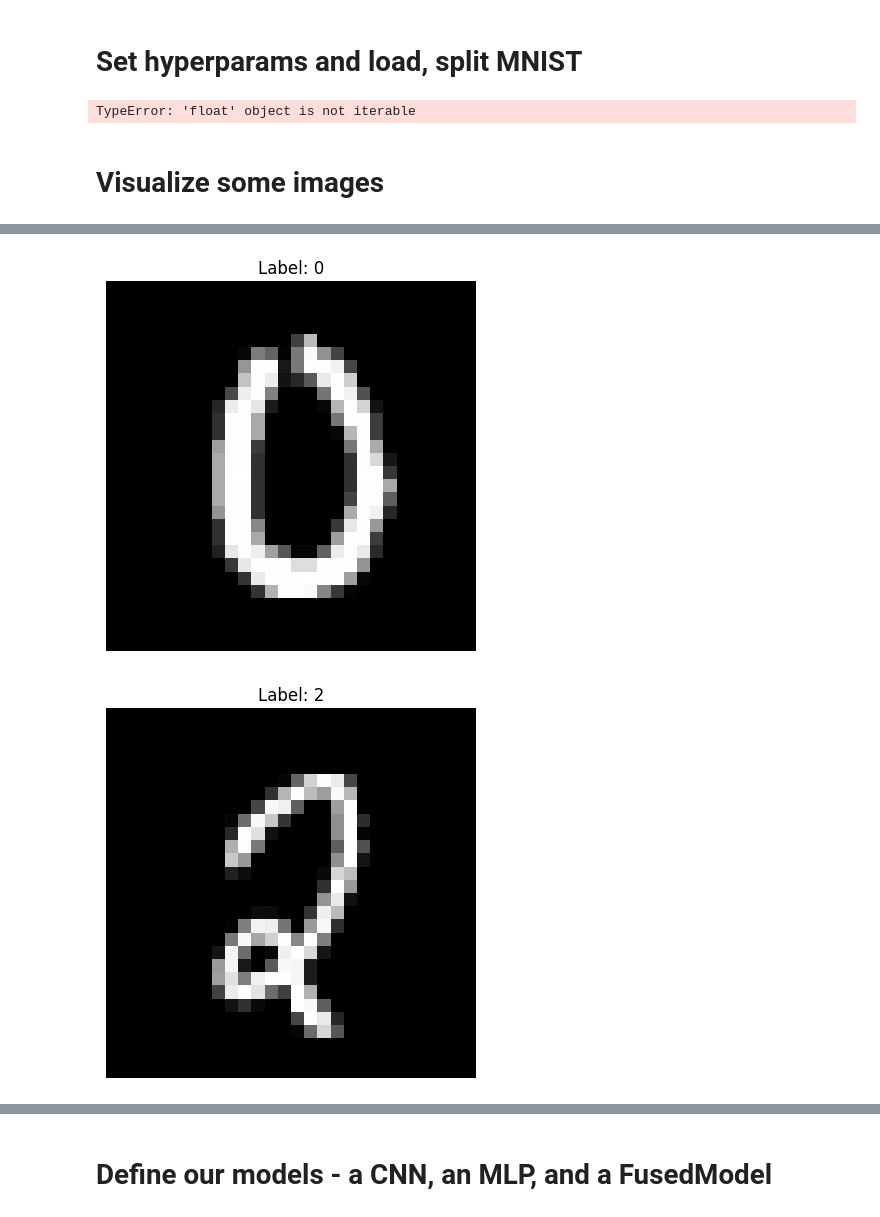
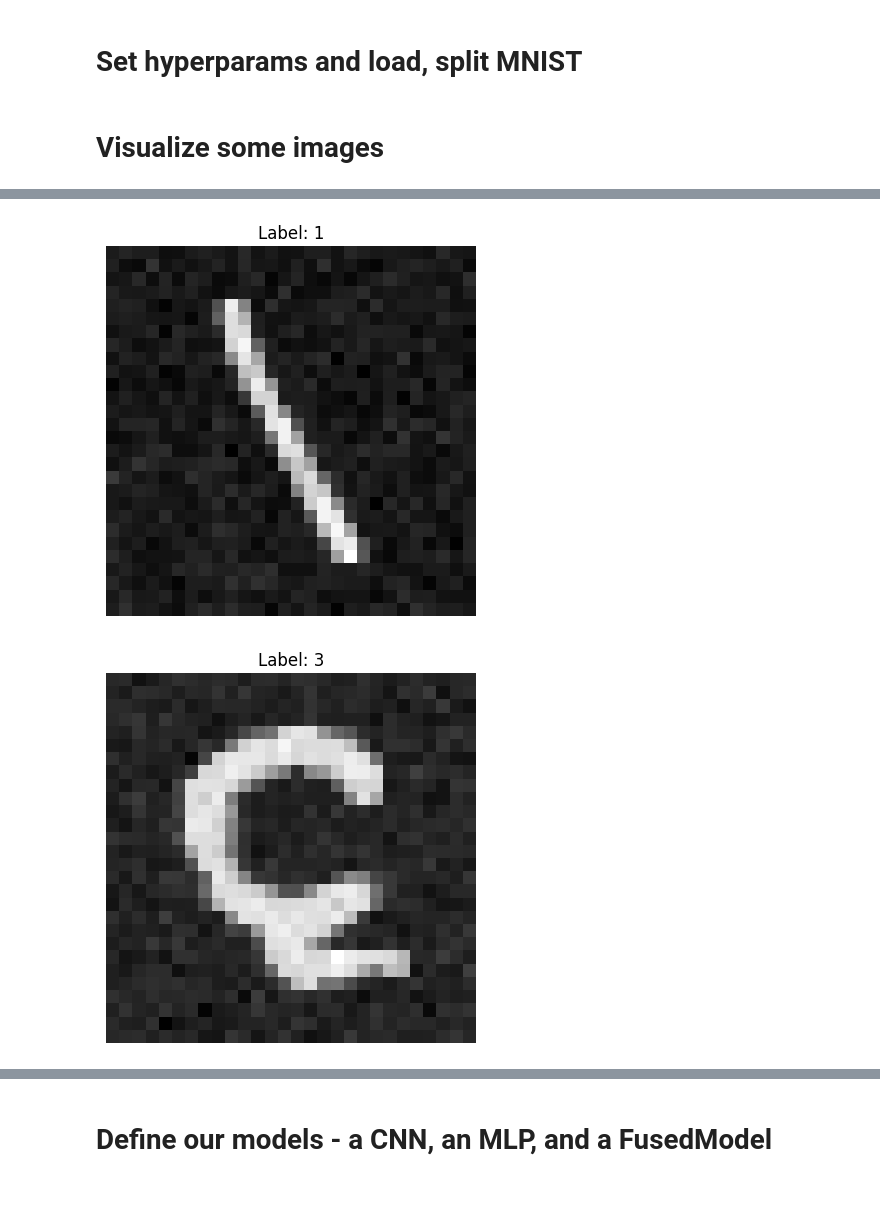
Before and after one commit to hzavadil98/NORA_MML, a Jupyter notebook: Nora_Fusion_clean.ipynb, the cells around one changed output, grey strips where cells are left out. Saved outputs shown, nothing was run; the diff lists cells and outputs as text; code cells hidden in the pictures.

```diff
--- a/Nora_Fusion_clean.ipynb
+++ b/Nora_Fusion_clean.ipynb
@@ -92,18 +92,31 @@ import torch.nn.functional as F
 batch_size = 64
 learning_rate = 0.01
 num_epochs = 5
+
+# Custom transform to add Gaussian noise
+class AddGaussianNoise(object):
+    def __init__(self, mean=0., std=0.1):
+        self.std = std
+        self.mean = mean
+
+    def __call__(self, tensor: torch.Tensor) -> torch.Tensor:
+        # torch should be imported from a previous cell (e.g., cell with id d13bd61f)
+        return tensor + torch.randn_like(tensor) * self.std + self.mean
+
+    def __repr__(self) -> str:
+        return f"{self.__class__.__name__}(mean={self.mean}, std={self.std})"
+
 extra_transform = transforms.Compose(
     [transforms.ToTensor(),
      transforms.Normalize((0.5), (0.5)),
      transforms.RandomHorizontalFlip(p=0.5),
      transforms.RandomVerticalFlip(p=0.5),
-     transforms.GaussianNoise(sigma=0.1)]
+     AddGaussianNoise(std=0.1)] # Use the custom transform
 )
 
 transform = transforms.Compose(
     [transforms.ToTensor(),
-     transforms.Normalize((0.5), (0.5))]
-)
+     transforms.Normalize((0.5), (0.5))])
 
 # Load MNIST dataset
 
@@ -117,15 +130,13 @@ test_dataset = datasets.MNIST(root='./data', train=False, transform=transform, d
 train_loader = DataLoader(dataset=train_dataset, batch_size=batch_size, shuffle=True)
 val_loader = DataLoader(dataset=val_dataset, batch_size=batch_size, shuffle=False)
 test_loader = DataLoader(dataset=test_dataset, batch_size=batch_size, shuffle=False)
-# %% [output]
-TypeError: 'float' object is not iterable
 # %% [markdown]
 # Visualize some images
 # %%
 import matplotlib.pyplot as plt
 import numpy as np
 
-for images, labels in train_loader:
+for images, labels in extra_train_loader:
     # Visualize the first few images in the batch
     num_images_to_show = 5
     for i in range(num_images_to_show):
@@ -145,2 +156,2 @@ for images, labels in train_loader:
-[figure, old version]
+[figure, new version]
-[figure, old version]
+[figure, new version]
```
Also changed, not shown: parts of 14 cells of this notebook, 3 other files.
